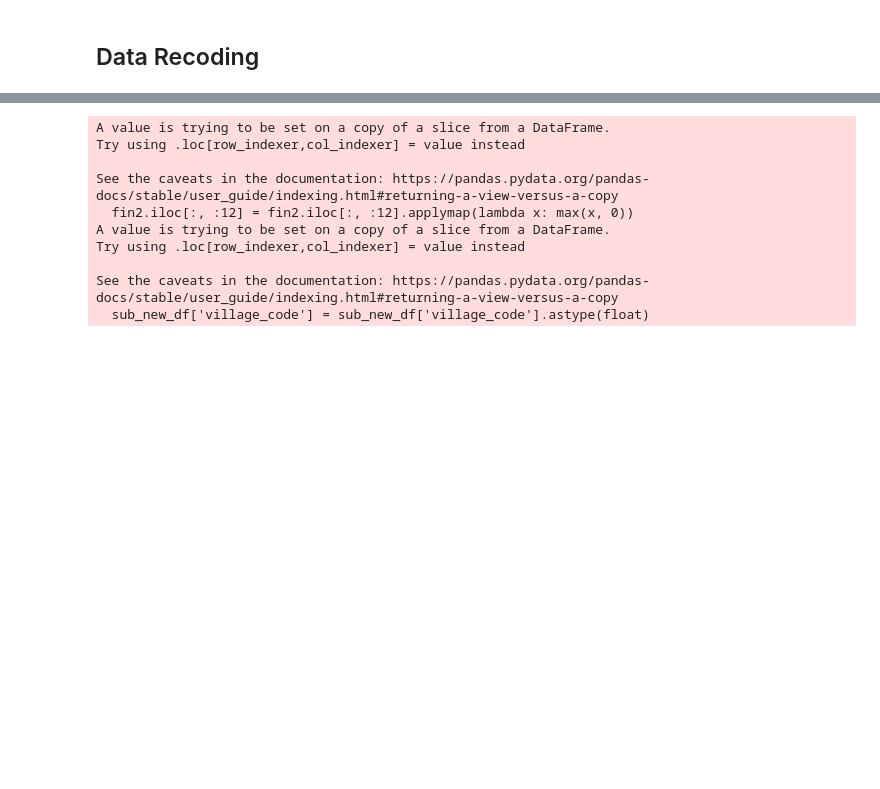
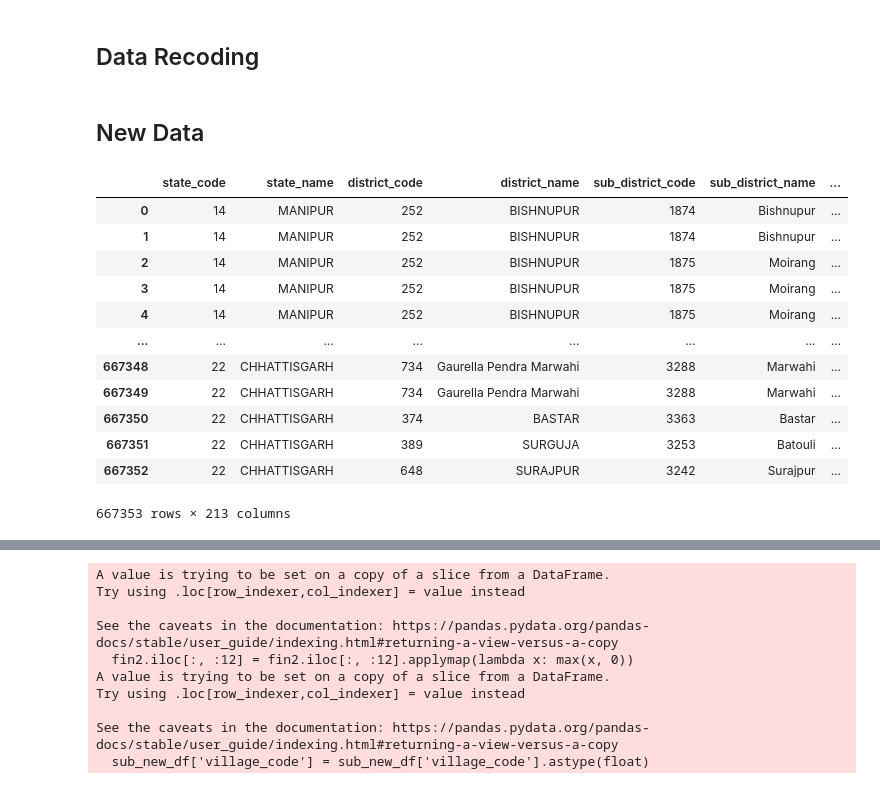
Before and after one commit to SaiSiddhardhaKalla/Master_Thesis, a Jupyter notebook: 06_Data_Recoding.ipynb, the cells around one changed output, grey strips where cells are left out. Saved outputs shown, nothing was run; the diff lists cells and outputs as text; code cells hidden in the pictures; blank space fills up the shorter version.

```diff
--- a/06_Data_Recoding.ipynb
+++ b/06_Data_Recoding.ipynb
@@ -12,3 +12,31 @@ from numpy.polynomial import Polynomial
 # Set the float format to prevent scientific notation
 pd.options.display.float_format = '{:.5f}'.format
 pd.set_option('display.max_columns', None)
+# %% [markdown]
+## New Data
+# %%
+ma = pd.read_csv('/Users/sid/Library/CloudStorage/OneDrive-DeakinUniversity/UDocs - D/DataSets/ma2020/concatenated_data.csv',low_memory=False)
+ntl = pd.read_csv('/Users/sid/Library/CloudStorage/OneDrive-DeakinUniversity/UDocs - D/DataSets/ma2020/New_Village_NTL.csv')
+
+ntl['Village code'] = ntl['Village code'].replace(r'^\s*$', np.nan, regex=True)
+ntl['Village code'] = ntl['Village code'].astype(float)
+# ntl = ntl[ntl['area_sq_km']>1]
+ntl = ntl.dropna()
+ma = ma.dropna(subset='Village code')
+# %%
+fin3 = pd.merge(ma, ntl, on='Village code', how='left')
+fin3
+# %% [output]
+|  | state_code | state_name | district_code | district_name | sub_district_code | sub_district_name | ... |
+| 0 | 14 | MANIPUR | 252 | BISHNUPUR | 1874 | Bishnupur | ... |
+| 1 | 14 | MANIPUR | 252 | BISHNUPUR | 1874 | Bishnupur | ... |
+| 2 | 14 | MANIPUR | 252 | BISHNUPUR | 1875 | Moirang | ... |
+| 3 | 14 | MANIPUR | 252 | BISHNUPUR | 1875 | Moirang | ... |
+| 4 | 14 | MANIPUR | 252 | BISHNUPUR | 1875 | Moirang | ... |
+| ... | ... | ... | ... | ... | ... | ... | ... |
+| 667348 | 22 | CHHATTISGARH | 734 | Gaurella Pendra Marwahi | 3288 | Marwahi | ... |
+| 667349 | 22 | CHHATTISGARH | 734 | Gaurella Pendra Marwahi | 3288 | Marwahi | ... |
+| 667350 | 22 | CHHATTISGARH | 374 | BASTAR | 3363 | Bastar | ... |
+| 667351 | 22 | CHHATTISGARH | 389 | SURGUJA | 3253 | Batouli | ... |
+| 667352 | 22 | CHHATTISGARH | 648 | SURAJPUR | 3242 | Surajpur | ... |
+667353 rows × 213 columns
```
Also changed, not shown: parts of 7 cells of this notebook, 11 other files.
